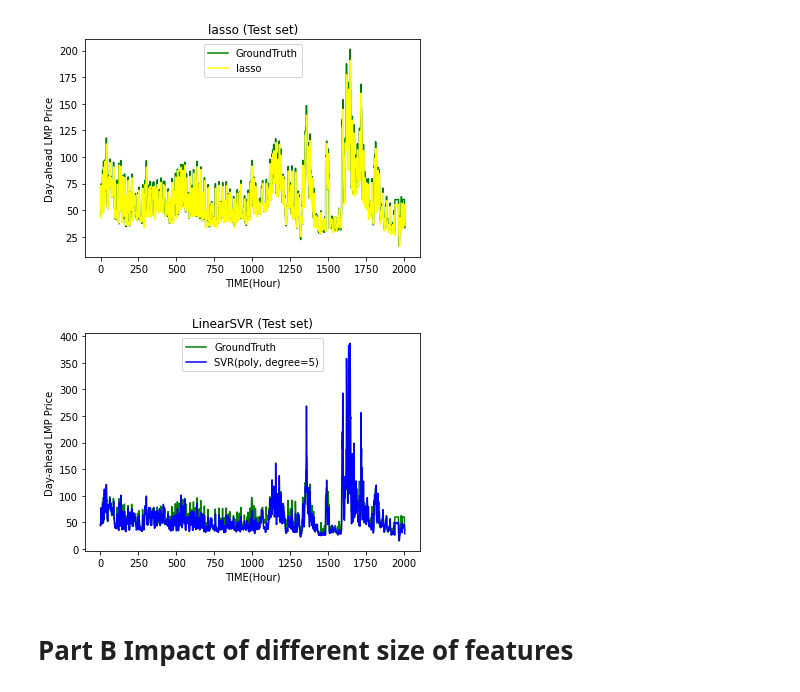
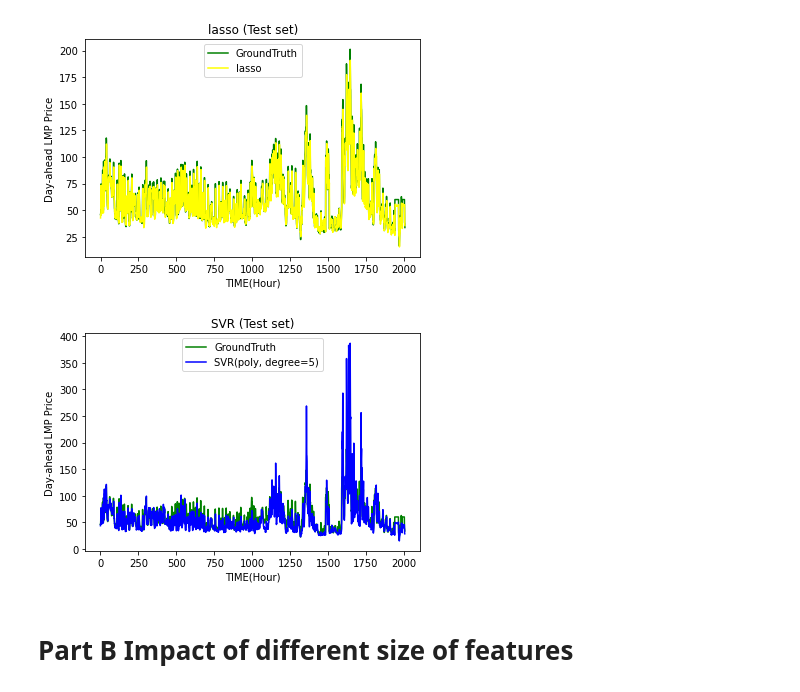
Before and after one commit to BOTnreLI/LinearRegressor_withsklearn, a Jupyter notebook: 674Finalproject_regressors.ipynb, the cells around one changed output. Saved outputs shown, nothing was run; the diff lists cells and outputs as text; code cells hidden in the pictures.

Commit message:
re-execute and re-plot with the figures

```diff
--- a/674Finalproject_regressors.ipynb
+++ b/674Finalproject_regressors.ipynb
@@ -333,14 +333,14 @@ plt.show()
 # %%
 plt.plot(groundTruth[:3000], color = "green", label='GroundTruth')
 plt.plot(prediction_SVR[:3000], color ='blue', label='SVR(poly, degree=5)')
 
-plt.title("LinearSVR (Test set)")
+plt.title("SVR (Test set)")
 plt.xlabel("TIME(Hour)")
 plt.ylabel("Day-ahead LMP Price")
 leg = plt.legend(loc='upper center')
 plt.show()
 # %% [output]
-[figure, old version]
+[figure, new version]
 # %% [markdown]
 # Part B Impact of different size of features
 # %% [markdown]
```
